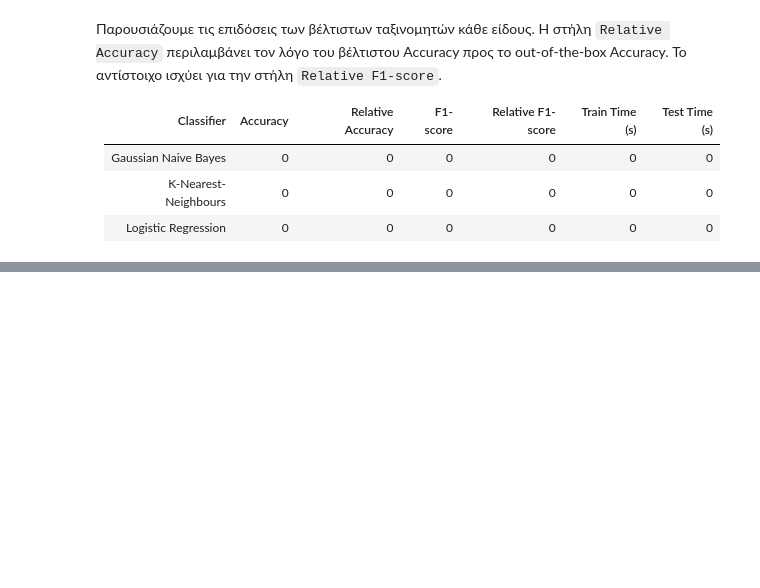
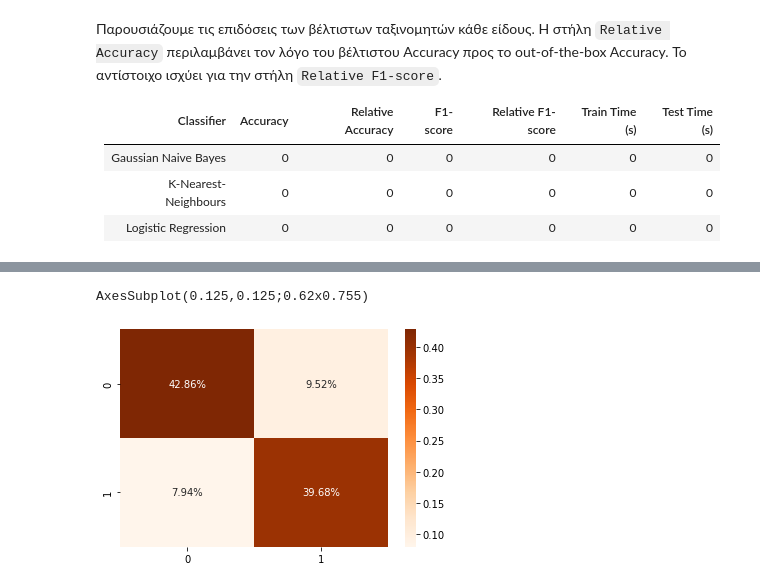
Before and after one commit to chrispapa2000/neuralNetworksLab, a Jupyter notebook: ex1/part1.ipynb, the cells around one changed output, grey strips where cells are left out. Saved outputs shown, nothing was run; the diff lists cells and outputs as text; code cells hidden in the pictures; blank space fills up the shorter version.

```diff
--- a/ex1/part1.ipynb
+++ b/ex1/part1.ipynb
@@ -393,9 +422,8 @@ pipe = Pipeline(steps=[('selector', selector), ('scaler', scaler), ('sampler', r
 # parameters for the grid
 
 # variance thresholds
-vthresholds = [0, max_variance/110000, max_variance/101000, max_variance/100100, max_variance/100000, max_variance/(100000-100),max_variance/(100000-1000),max_variance/(100000-10000) ]
-# vthresholds = [max_variance/num for num in range(100000+10000, 100000-10000, -100)]
-# vthresholds = [0, max_variance/1000000, max_variance/100000,max_variance/10000,max_variance/1000]
+# vthresholds = [0, max_variance/110000, max_variance/101000, max_variance/100100, max_variance/100000, max_variance/(100000-100),max_variance/(100000-1000),max_variance/(100000-10000) ]
+vthresholds = [0, max_variance/1000000, max_variance/100000,max_variance/10000,max_variance/1000,max_variance/100]
 
 # number of components for pca
 n_components = [8,9,10,11,12,13,17,20]
@@ -496,7 +524,7 @@ pipe = Pipeline(steps=[('selector', selector), ('scaler', scaler), ('pca', pca),
 # variance thresholds
 vthresholds = [0, max_variance/110000, max_variance/101000, max_variance/100100, max_variance/100000, max_variance/(100000-100),max_variance/(100000-1000),max_variance/(100000-10000) ]
 # vthresholds = [max_variance/num for num in range(100000+10000, 100000-10000, -100)]
-# vthresholds = [0, max_variance/1000000, max_variance/100000,max_variance/10000,max_variance/1000]
+vthresholds = [0, max_variance/1000000, max_variance/100000,max_variance/10000,max_variance/1000, max_variance/100]
 
 # number of components for pca
 n_components = [7,8,9,10,11,12]
@@ -589,13 +617,13 @@ scaler = StandardScaler()
 ros = RandomOverSampler()
 pca = PCA()
 clf = LogisticRegression()
-pipe = Pipeline(steps=[('selector', selector), ('scaler', scaler), ('pca', pca),\
+pipe = Pipeline(steps=[('selector', selector), ('scaler', scaler), ('sampler', ros), ('pca', pca),\
                        ('logReg', clf)])
 
 # variance thresholds
-vthresholds = [0, max_variance/110000, max_variance/101000, max_variance/100100, max_variance/100000, max_variance/(100000-100),max_variance/(100000-1000),max_variance/(100000-10000) ]
+# vthresholds = [0, max_variance/110000, max_variance/101000, max_variance/100100, max_variance/100000, max_variance/(100000-100),max_variance/(100000-1000),max_variance/(100000-10000) ]
 # vthresholds = [max_variance/num for num in range(100000+10000, 100000-10000, -100)]
-# vthresholds = [0, max_variance/1000000, max_variance/100000,max_variance/10000,max_variance/1000]
+vthresholds = [0, max_variance/1000000, max_variance/100000,max_variance/10000,max_variance/1000,max_variance/100]
 
 # number of components for pca
 n_components = [7,8,9,10,11,12]
@@ -699,0 +829,20 @@ Best accuracy: 0.8051944624003446
+# %%
+from sklearn.metrics import confusion_matrix
+import seaborn as sns
+
+# confusion matrices
+cnf_matrix = confusion_matrix(test_labels,preds)
+
+# group_names = ['True Neg','False Pos','False Neg','True Pos']
+# group_counts = [“{0:0.0f}”.format(value) for value in
+#                 cnf_matrix.flatten()]
+# group_percentages = [“{0:.2%}”.format(value) for value in
+#                      cnf_matrix.flatten()/np.sum(cnf_matrix)]
+# labels = [f”{v1}\n{v2}\n{v3}” for v1, v2, v3 in
+#           zip(group_names,group_counts,group_percentages)]
+# labels = np.asarray(labels).reshape(2,2)
+
+print(sns.heatmap(cnf_matrix/np.sum(cnf_matrix), annot=True, fmt='.2%', cmap='Oranges'))
+# %% [output]
+AxesSubplot(0.125,0.125;0.62x0.755)
+[figure, added]
```
Also changed, not shown: parts of 24 cells of this notebook.
